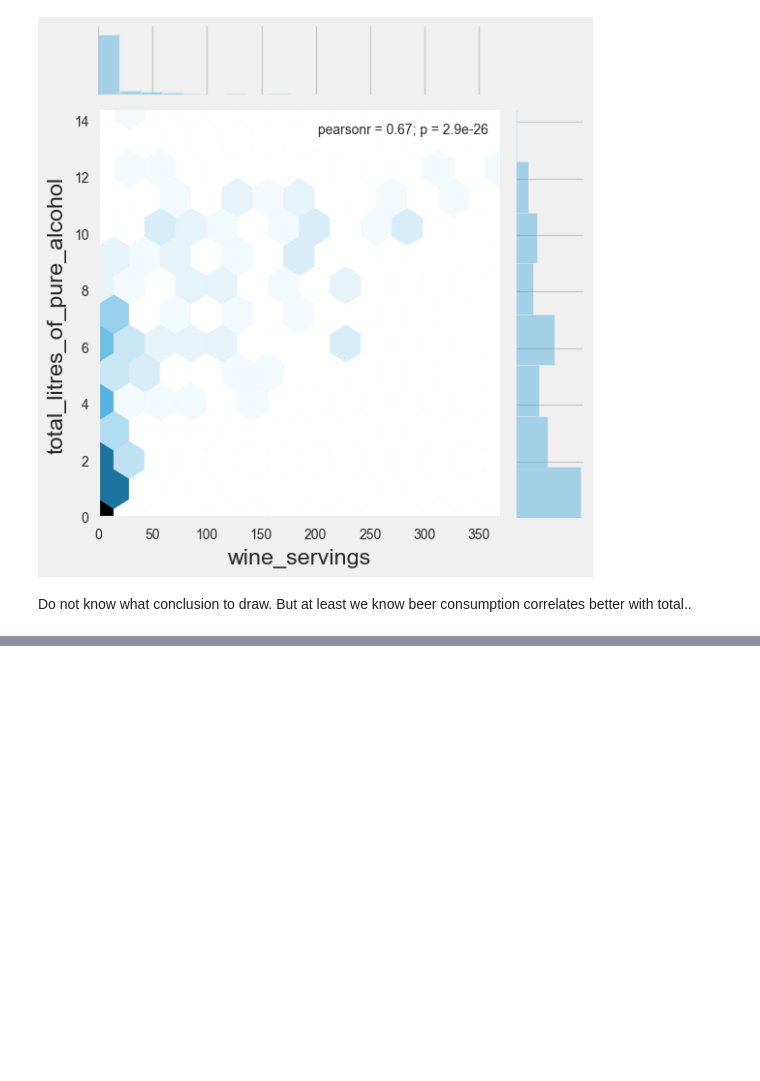
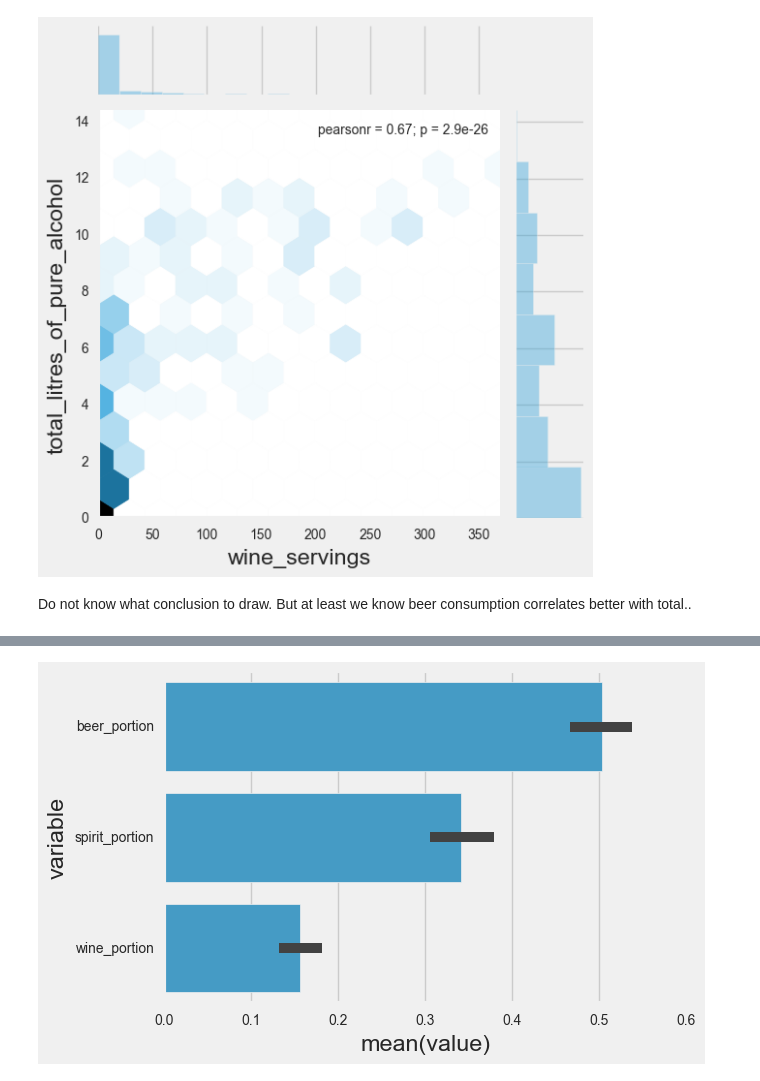
Before and after one commit to hkkenneth/muyueh-data-exploration, a Jupyter notebook: 0001-alcohol-consumption.ipynb, the cells around one changed output, grey strips where cells are left out. Drawn from its saved outputs; the diff is of its cells as text; code cells hidden in the pictures; blank space fills up the shorter version.

```diff
--- a/0001-alcohol-consumption.ipynb
+++ b/0001-alcohol-consumption.ipynb
@@ -199,0 +260,7 @@ Do not know what conclusion to draw. But at least we know beer consumption corre
+# %%
+cons_melted = pd.melt(cons, id_vars=['country'], value_vars=['beer_portion', 'spirit_portion', 'wine_portion'])
+# %%
+g = sns.barplot(data=cons_melted, orient='h', x='value', y='variable', color='#30a2da')
+plt.show()
+# %% [output]
+[figure, added]
```
Also changed, not shown: parts of 26 cells of this notebook.
